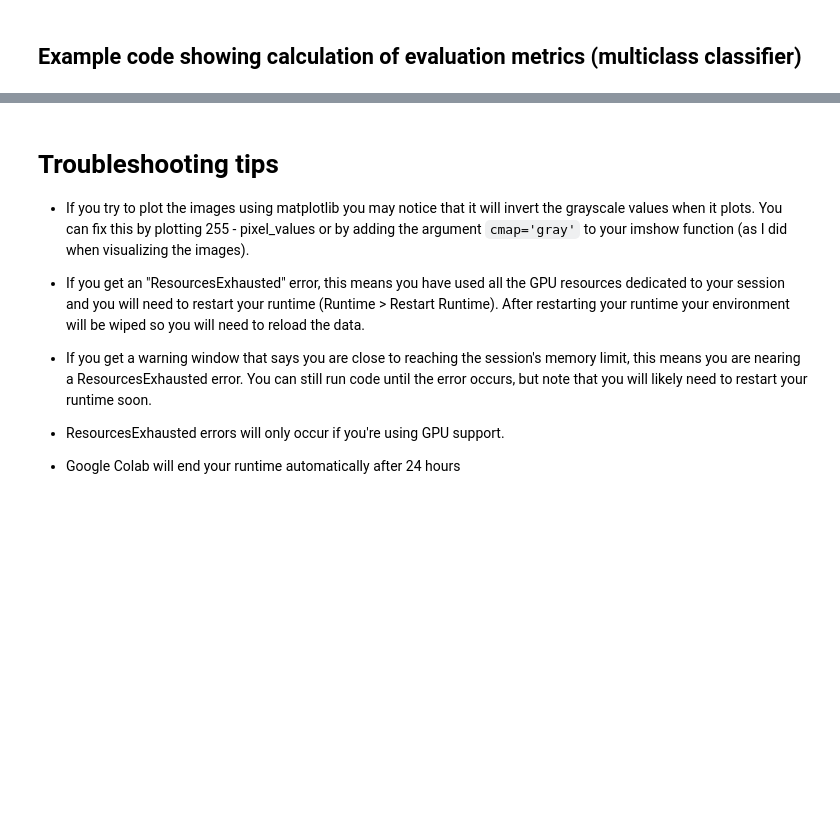
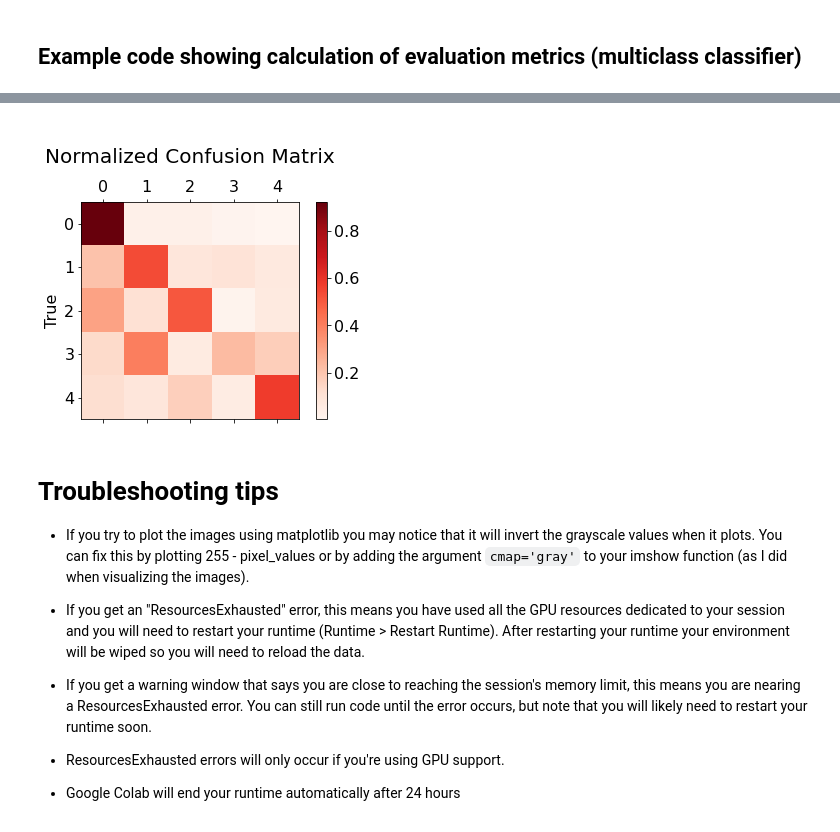
Before and after one commit to rapster1/Week3_Public, a Jupyter notebook: ChallengeProject/FinalMulticlassificationModel.ipynb, the cells around one changed output, grey strips where cells are left out. Drawn from its saved outputs; the diff is of its cells as text; code cells hidden in the pictures; blank space fills up the shorter version.

```diff
--- a/ChallengeProject/FinalMulticlassificationModel.ipynb
+++ b/ChallengeProject/FinalMulticlassificationModel.ipynb
@@ -691,19 +733,20 @@ print(confmat)
 # %%
 cm_norm = confmat.astype('float')/confmat.sum(axis=1)[:, np.newaxis]
 
 def plot_cmatrix(cm, labels, title='Confusion Matrix'):
   fig = plt.figure()
   ax = fig.add_subplot(111)
   cax = ax.matshow(cm, cmap='Reds')
   plt.title('\n'+title+'\n', fontsize=20)
   fig.colorbar(cax)
   ax.set_yticklabels(['']+labels, fontsize=16)
   ax.set_xticklabels(['']+labels, fontsize=16)
-  plt.xlabel('Predicted', fontsize=16)
   plt.ylabel('True', fontsize=16)
   plt.show()
 
 plot_cmatrix(cm_norm, [0,1,2,3,4], title='Normalized Confusion Matrix')
+# %% [output]
+[figure, added]
 # %% [markdown]
 # Troubleshooting tips
 
```
Also changed, not shown: parts of 5 cells of this notebook.
